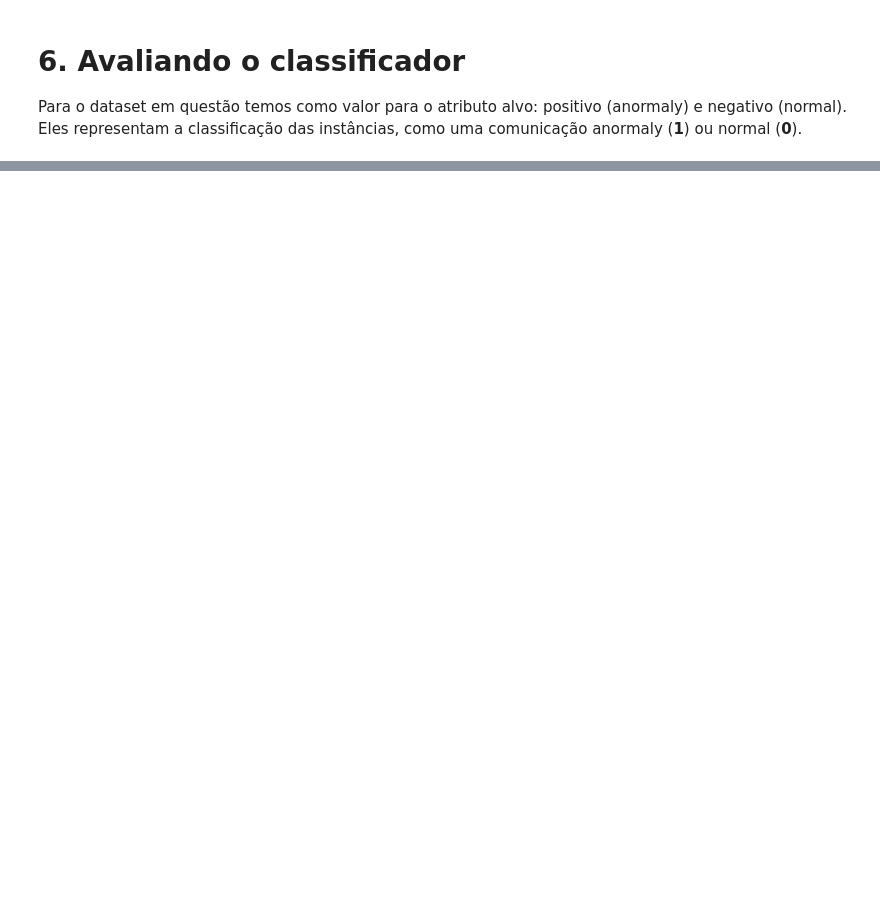
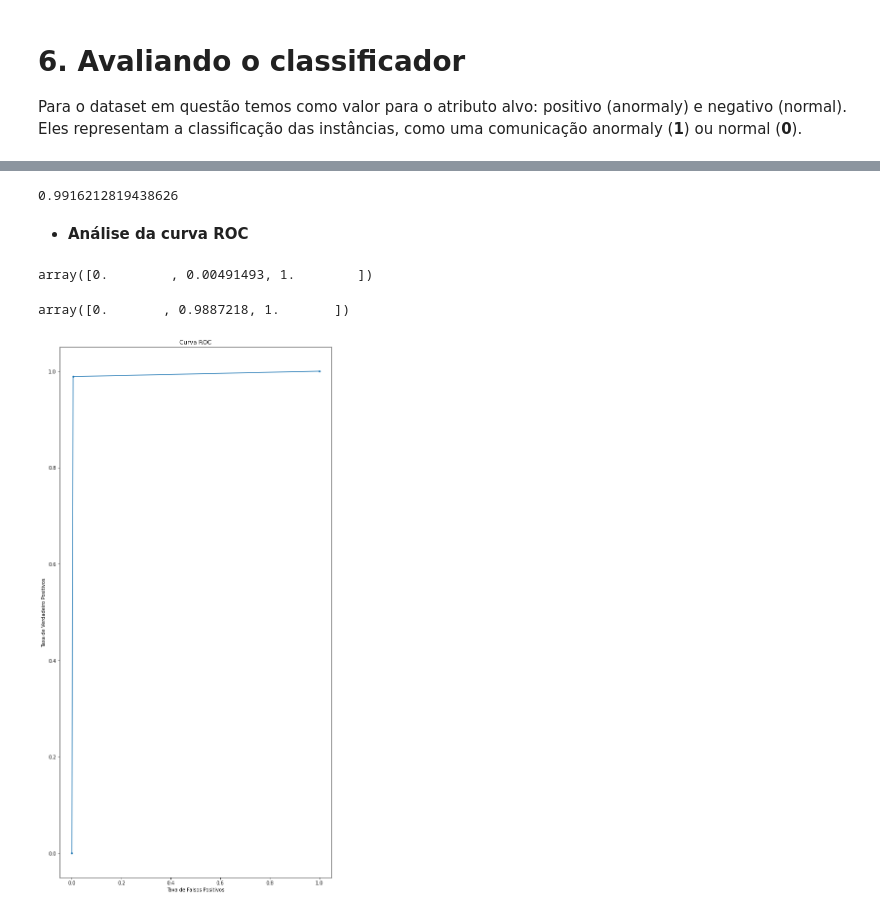
Before and after one commit to kassio077/Aprendizado-de-maquina-na-pratica, a Jupyter notebook: Atividade_2_classificador_deteccao_de_intrusao.ipynb, the cells around one changed output, grey strips where cells are left out. Cells and saved outputs as stored; diff of their text form; code cells hidden in the pictures; blank space fills up the shorter version.

```diff
--- a/Atividade_2_classificador_deteccao_de_intrusao.ipynb
+++ b/Atividade_2_classificador_deteccao_de_intrusao.ipynb
@@ -176,0 +212,7 @@ acuracia
+# %%
+f1 = f1_score(dados_classificador_test,classificacao)
+f1
+# %% [output]
+0.9916212819438626
+# %% [markdown]
+* **Análise da curva ROC**
@@ -176,0 +222,17 @@ acuracia
+# %%
+fpr, tpr, _ = roc_curve(dados_classificador_test,classificacao)
+fpr
+# %% [output]
+array([0.        , 0.00491493, 1.        ])
+# %%
+tpr
+# %% [output]
+array([0.       , 0.9887218, 1.       ])
+# %%
+plt.plot(fpr,tpr,marker='.')
+plt.title('Curva ROC')
+plt.xlabel('Taxa de Falsos Positivos')
+plt.ylabel('Taxa de Verdadeiro Positivos')
+plt.show()
+# %% [output]
+[figure, added]
```
Also changed, not shown: parts of 16 cells of this notebook.
